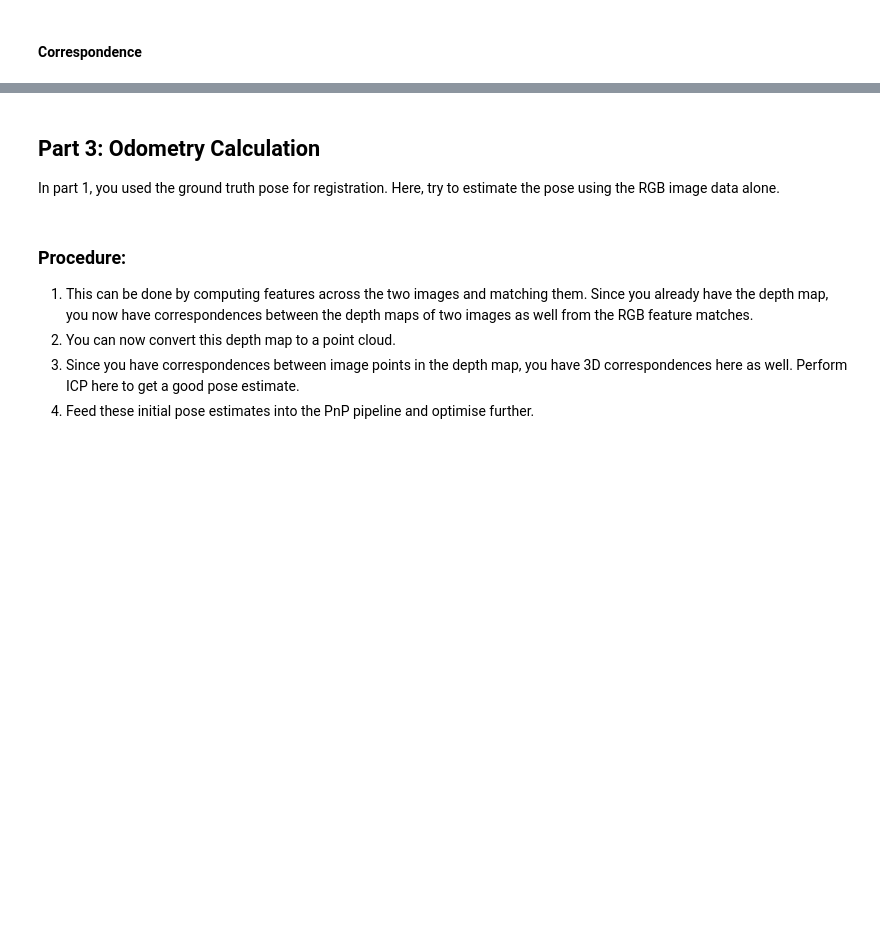
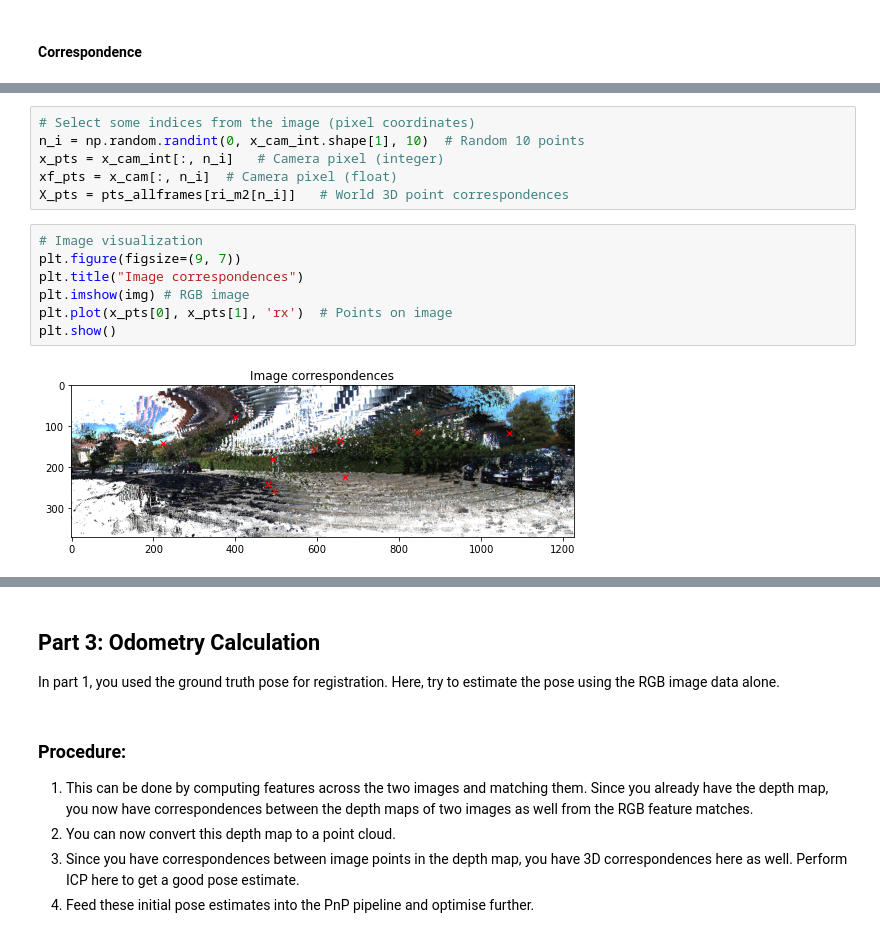
Before and after one commit to TheProjectsGuy/MR21-CS7.503, a Jupyter notebook: Projects/Project2/questions/StereoSLAM.ipynb, the cells around one changed output, grey strips where cells are left out. Cells and saved outputs as stored; diff of their text form; blank space fills up the shorter version.

```diff
--- a/Projects/Project2/questions/StereoSLAM.ipynb
+++ b/Projects/Project2/questions/StereoSLAM.ipynb
@@ -718,0 +713,15 @@ The generated image looks like this
+# %%
+# Select some indices from the image (pixel coordinates)
+n_i = np.random.randint(0, x_cam_int.shape[1], 10)  # Random 10 points
+x_pts = x_cam_int[:, n_i]   # Camera pixel (integer)
+xf_pts = x_cam[:, n_i]  # Camera pixel (float)
+X_pts = pts_allframes[ri_m2[n_i]]   # World 3D point correspondences
+# %%
+# Image visualization
+plt.figure(figsize=(9, 7))
+plt.title("Image correspondences")
+plt.imshow(img) # RGB image
+plt.plot(x_pts[0], x_pts[1], 'rx')  # Points on image
+plt.show()
+# %% [output]
+[figure, added]
```
Also changed, not shown: parts of 62 cells of this notebook, 4 other files.
